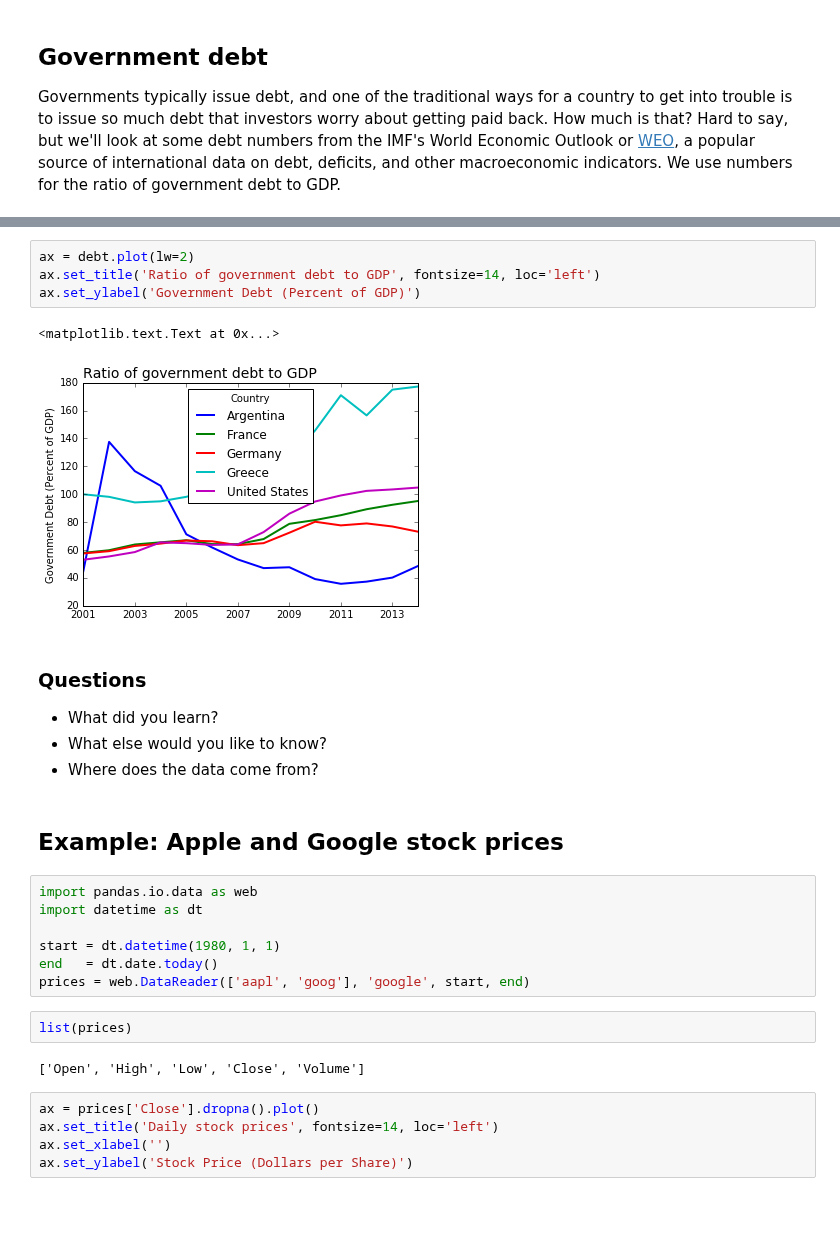
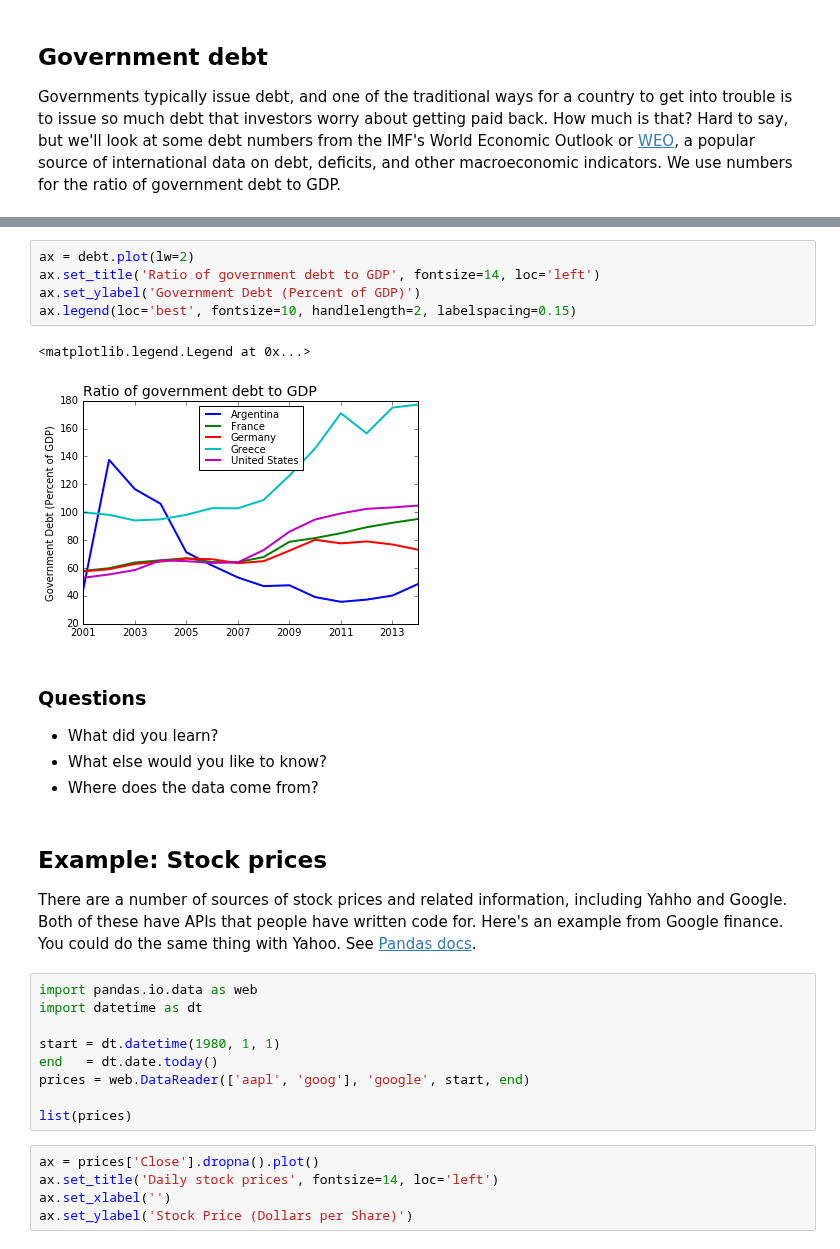
Before and after one commit to DaveBackus/Data_Bootcamp, a Jupyter notebook: Code/IPython/bootcamp_examples.ipynb, the cells around one changed output, grey strips where cells are left out. Saved outputs shown, nothing was run; the diff lists cells and outputs as text; blank space fills up the shorter version.

Commit message:
update examples notebook

```diff
--- a/Code/IPython/bootcamp_examples.ipynb
+++ b/Code/IPython/bootcamp_examples.ipynb
@@ -326,18 +355,21 @@ debt
 # %%
 ax = debt.plot(lw=2)
 ax.set_title('Ratio of government debt to GDP', fontsize=14, loc='left')
 ax.set_ylabel('Government Debt (Percent of GDP)')
+ax.legend(loc='best', fontsize=10, handlelength=2, labelspacing=0.15)
 # %% [output]
-<matplotlib.text.Text at 0x...>
+<matplotlib.legend.Legend at 0x...>
-[figure, old version]
+[figure, new version]
 # %% [markdown]
 ### Questions
 
 * What did you learn?
 * What else would you like to know?
 * Where does the data come from?
-# %% [markdown]
-## Example:  Apple and Google stock prices
+# %% [markdown]
+## Example:  Stock prices
+
+There are a number of sources of stock prices and related information, including Yahho and Google.  Both of these have APIs that people have written code for.  Here's an example from Google finance.  You could do the same thing with Yahoo.  See [Pandas docs](http://pandas.pydata.org/pandas-docs/stable/remote_data.html).
 # %%
 import pandas.io.data as web
 import datetime as dt
@@ -345,10 +377,8 @@ import datetime as dt
 start = dt.datetime(1980, 1, 1)
 end   = dt.date.today()
 prices = web.DataReader(['aapl', 'goog'], 'google', start, end)
+
+list(prices)
-# %%
-list(prices)
-# %% [output]
-['Open', 'High', 'Low', 'Close', 'Volume']
 # %%
 ax = prices['Close'].dropna().plot()
 ax.set_title('Daily stock prices', fontsize=14, loc='left')
```
Also changed, not shown: parts of 50 cells of this notebook, 12 other files.
